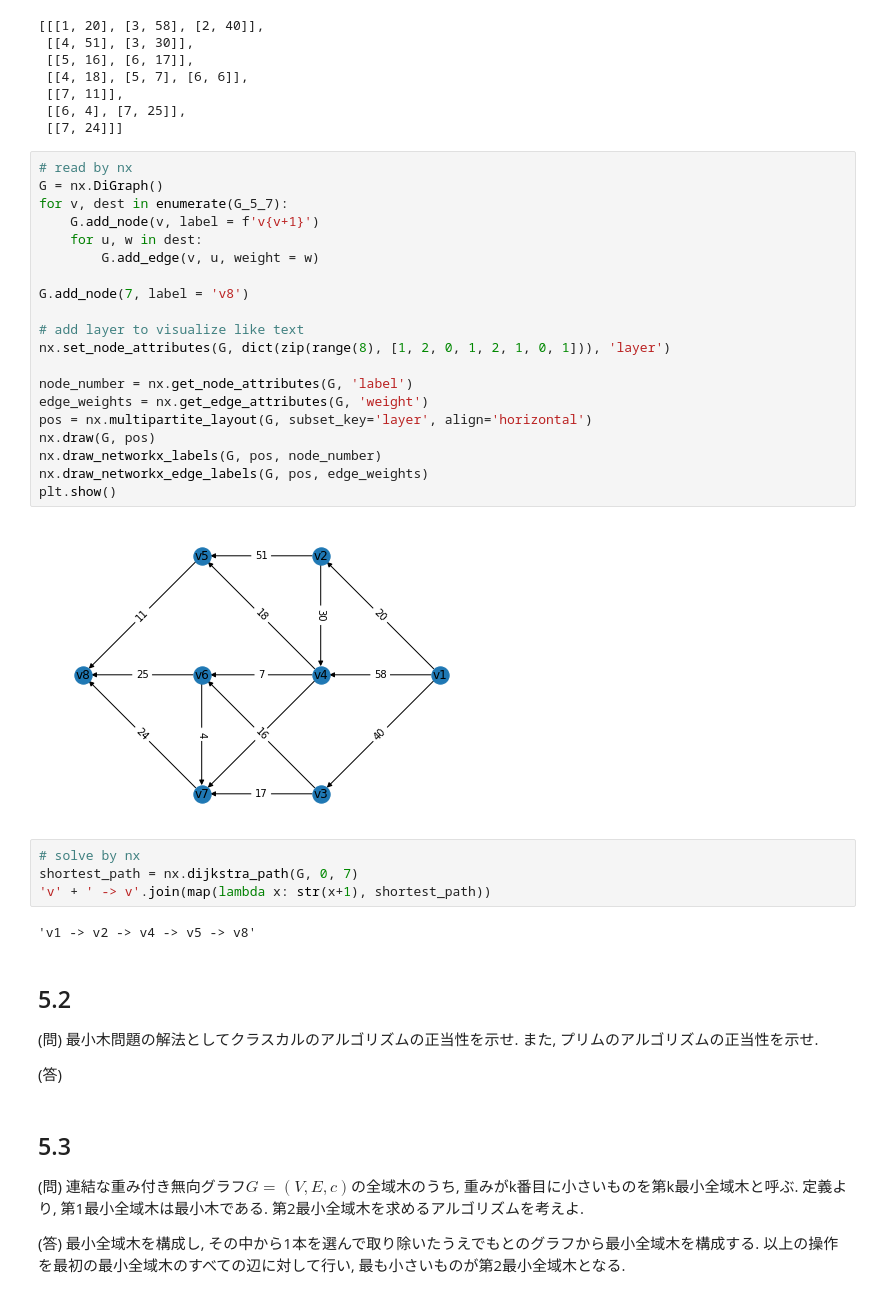
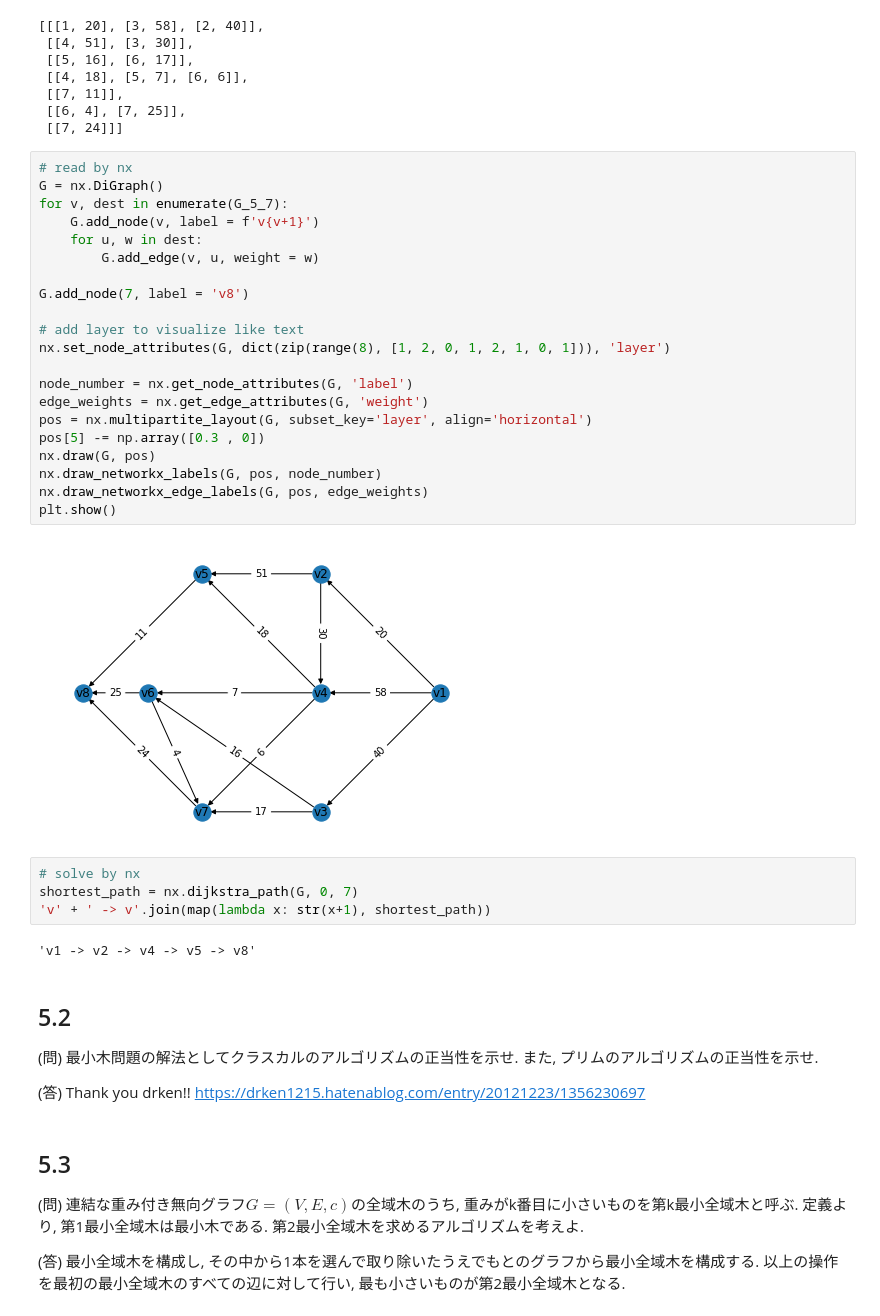
Before and after one commit to CSReading/Optimization, a Jupyter notebook: problems/chapter5/mshibatatt.ipynb, the cells around one changed output. Saved outputs shown, nothing was run; the diff lists cells and outputs as text.

```diff
--- a/problems/chapter5/mshibatatt.ipynb
+++ b/problems/chapter5/mshibatatt.ipynb
@@ -43,25 +43,26 @@ G_5_7
 # %%
 # read by nx
 G = nx.DiGraph()
 for v, dest in enumerate(G_5_7):
     G.add_node(v, label = f'v{v+1}')
     for u, w in dest:
         G.add_edge(v, u, weight = w)
 
 G.add_node(7, label = 'v8')
 
 # add layer to visualize like text
 nx.set_node_attributes(G, dict(zip(range(8), [1, 2, 0, 1, 2, 1, 0, 1])), 'layer')
 
 node_number = nx.get_node_attributes(G, 'label')
 edge_weights = nx.get_edge_attributes(G, 'weight')
 pos = nx.multipartite_layout(G, subset_key='layer', align='horizontal')
+pos[5] -= np.array([0.3 , 0])
 nx.draw(G, pos)
 nx.draw_networkx_labels(G, pos, node_number)
 nx.draw_networkx_edge_labels(G, pos, edge_weights)
 plt.show()
 # %% [output]
-[figure, old version]
+[figure, new version]
 # %%
 # solve by nx
 shortest_path = nx.dijkstra_path(G, 0, 7)
@@ -72,7 +73,7 @@ shortest_path = nx.dijkstra_path(G, 0, 7)
 ## 5.2
 (問) 最小木問題の解法としてクラスカルのアルゴリズムの正当性を示せ. また, プリムのアルゴリズムの正当性を示せ.
 
-(答)
+(答) Thank you drken!! https://drken1215.hatenablog.com/entry/20121223/1356230697
 # %% [markdown]
 ## 5.3
 (問) 連結な重み付き無向グラフ$G=(V, E, c)$の全域木のうち, 重みがk番目に小さいものを第k最小全域木と呼ぶ. 定義より, 第1最小全域木は最小木である. 第2最小全域木を求めるアルゴリズムを考えよ.
```
Also changed, not shown: parts of 1 cell of this notebook.
